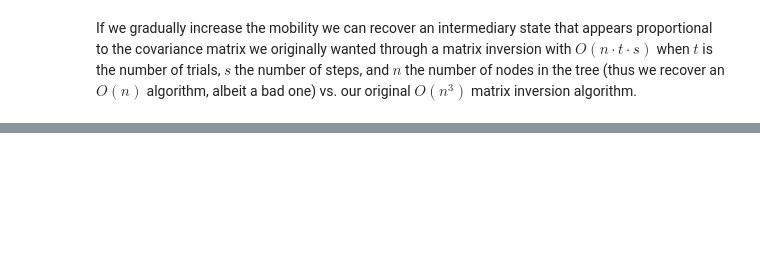
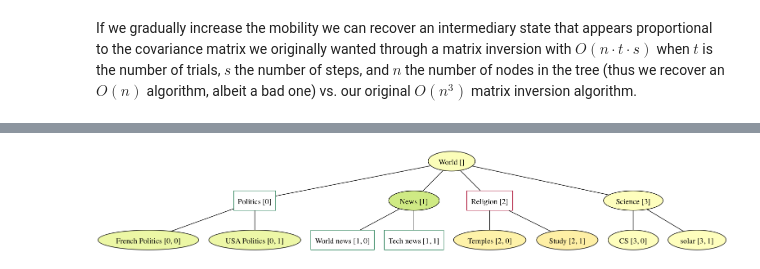
Before and after one commit to JonathanRaiman/PythonObjectLM, a Jupyter notebook: Covariance over a tree.ipynb, the cells around one changed output, grey strips where cells are left out. Saved outputs shown, nothing was run; the diff lists cells and outputs as text; code cells hidden in the pictures; blank space fills up the shorter version.

```diff
--- a/Covariance over a tree.ipynb
+++ b/Covariance over a tree.ipynb
@@ -295,0 +559,11 @@ construct_monte_carlo_cov(example_graph,
+# %%
+DictTree(example_graph, edge_weight=0.3
+         ).graph_conditional_probabilities(
+                                    positive = ["Politics", "World news", "Tech news"],
+                                    negative = ["Religion"],
+                                      num_trials = 500,
+                                      num_steps = 10,
+                                      sigma = 0.9
+        ).render('test-output/round-table.png')
+# %% [output]
+[figure, added]
```
Also changed, not shown: parts of 14 cells of this notebook, 1 other file.
